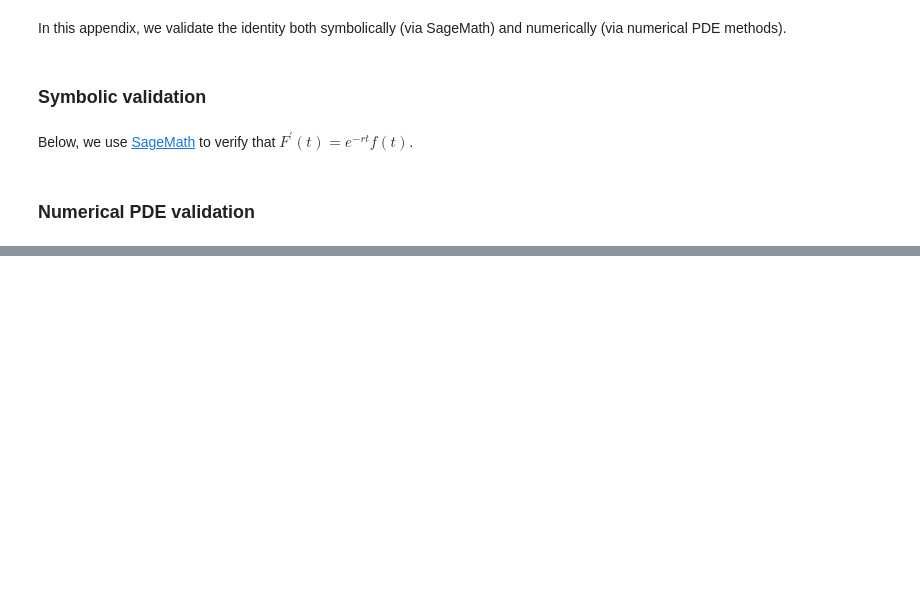
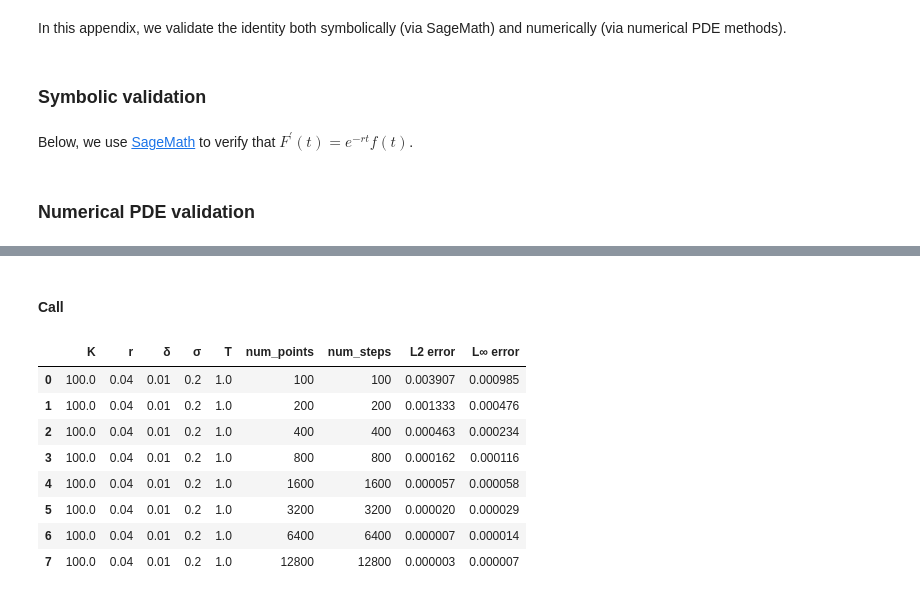
Before and after one commit to parsiad/parsiad.github.io, a Jupyter notebook: src/2015-03-01-pricing_american_binary_options.ipynb, the cells around one changed output, grey strips where cells are left out. Cells and saved outputs as stored; diff of their text form; code cells hidden in the pictures; blank space fills up the shorter version.

```diff
--- a/src/2015-03-01-pricing_american_binary_options.ipynb
+++ b/src/2015-03-01-pricing_american_binary_options.ipynb
@@ -496,0 +529,14 @@ pd.DataFrame(rows)
+# %% [markdown]
+#### Call
+# %%
+df[~df.put].drop(columns="put").reset_index(drop=True)
+# %% [output]
+|  | K | r | δ | σ | T | num_points | num_steps | L2 error | L∞ error |
+| 0 | 100.0 | 0.04 | 0.01 | 0.2 | 1.0 | 100 | 100 | 0.003907 | 0.000985 |
+| 1 | 100.0 | 0.04 | 0.01 | 0.2 | 1.0 | 200 | 200 | 0.001333 | 0.000476 |
+| 2 | 100.0 | 0.04 | 0.01 | 0.2 | 1.0 | 400 | 400 | 0.000463 | 0.000234 |
+| 3 | 100.0 | 0.04 | 0.01 | 0.2 | 1.0 | 800 | 800 | 0.000162 | 0.000116 |
+| 4 | 100.0 | 0.04 | 0.01 | 0.2 | 1.0 | 1600 | 1600 | 0.000057 | 0.000058 |
+| 5 | 100.0 | 0.04 | 0.01 | 0.2 | 1.0 | 3200 | 3200 | 0.000020 | 0.000029 |
+| 6 | 100.0 | 0.04 | 0.01 | 0.2 | 1.0 | 6400 | 6400 | 0.000007 | 0.000014 |
+| 7 | 100.0 | 0.04 | 0.01 | 0.2 | 1.0 | 12800 | 12800 | 0.000003 | 0.000007 |
```
Also changed, not shown: parts of 16 cells of this notebook, 2 other files.
